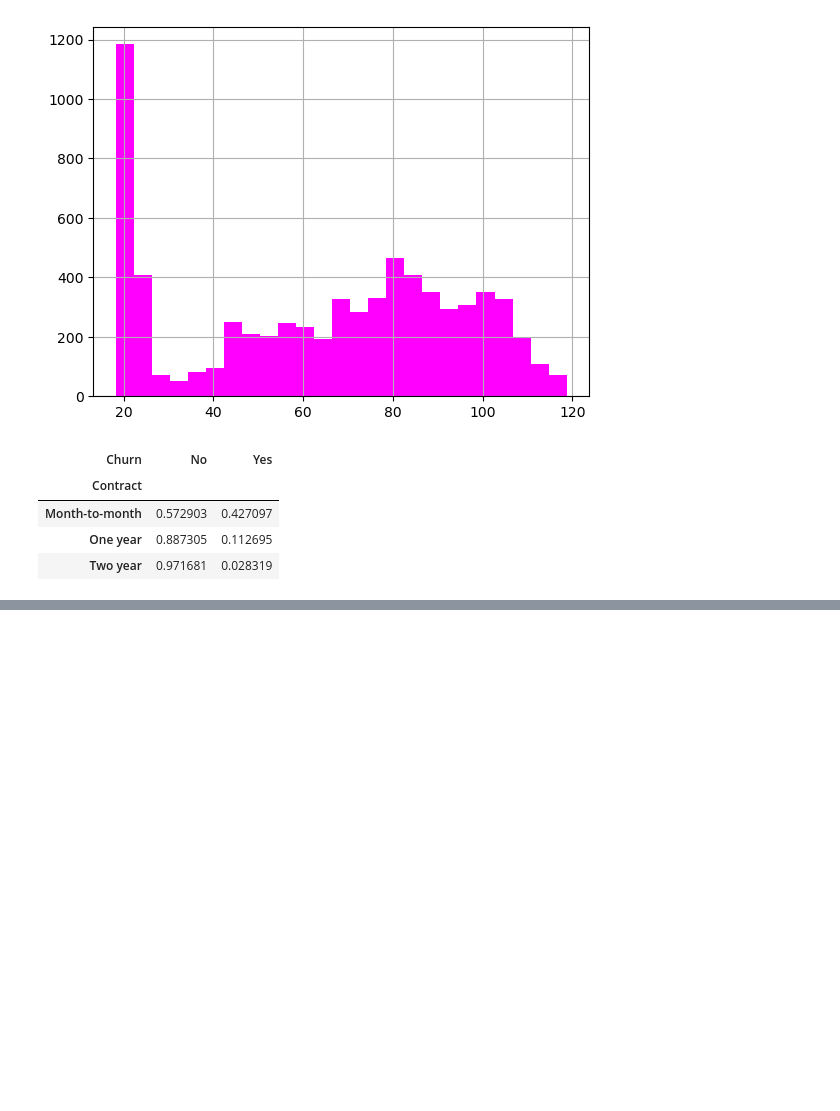
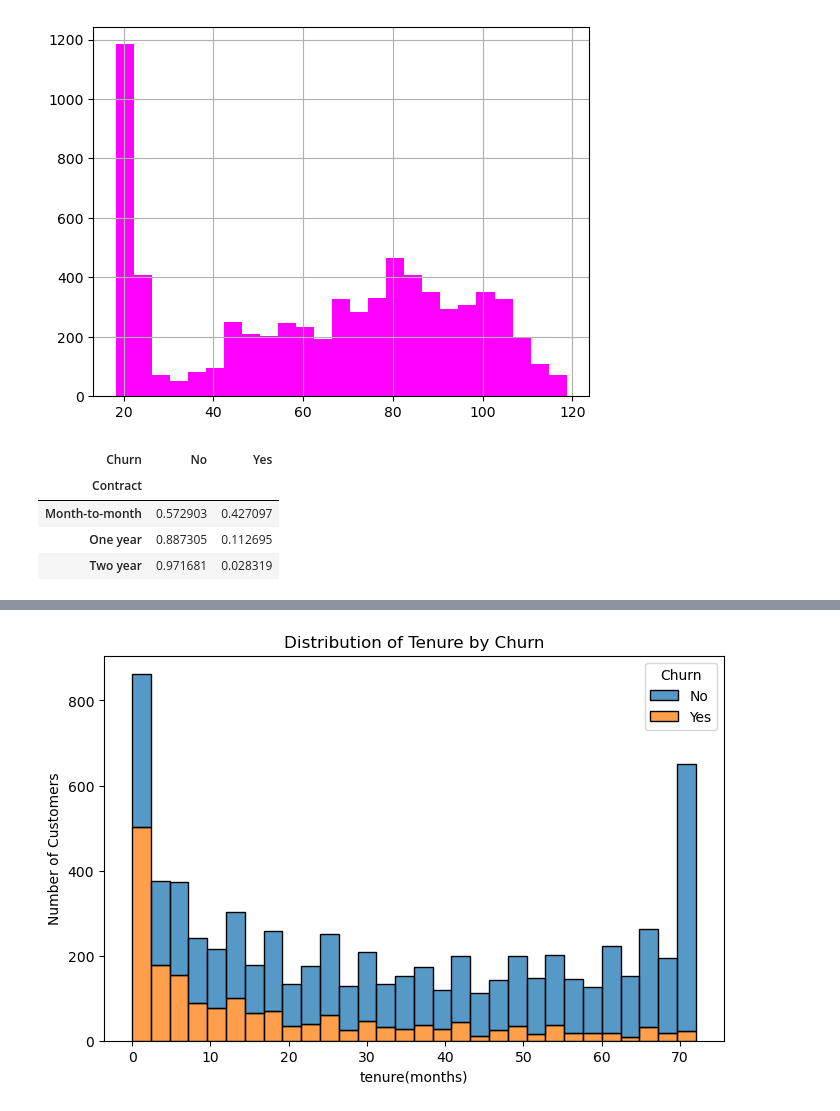
Before and after one commit to Lenmbugua/Analytics-Practice-Datasets, a Jupyter notebook: Telco Churn.ipynb, the cells around one changed output, grey strips where cells are left out. Saved outputs shown, nothing was run; the diff lists cells and outputs as text; code cells hidden in the pictures; blank space fills up the shorter version.

Commit message:
Visualizations

```diff
--- a/Telco Churn.ipynb
+++ b/Telco Churn.ipynb
@@ -205,0 +221,11 @@ df.groupby('Churn')['MonthlyCharges'].mean
+# %%
+#Visualizations
+# Distribution of tenure for churned vs non-churned customers
+plt.figure(figsize=(8,5))
+sns.histplot(data=df, x='tenure', hue='Churn', bins=30, kde=False, multiple='stack')
+plt.title('Distribution of Tenure by Churn')
+plt.xlabel('tenure(months)')
+plt.ylabel('Number of Customers')
+plt.show();
+# %% [output]
+[figure, added]
```
Also changed, not shown: parts of 3 cells of this notebook.
